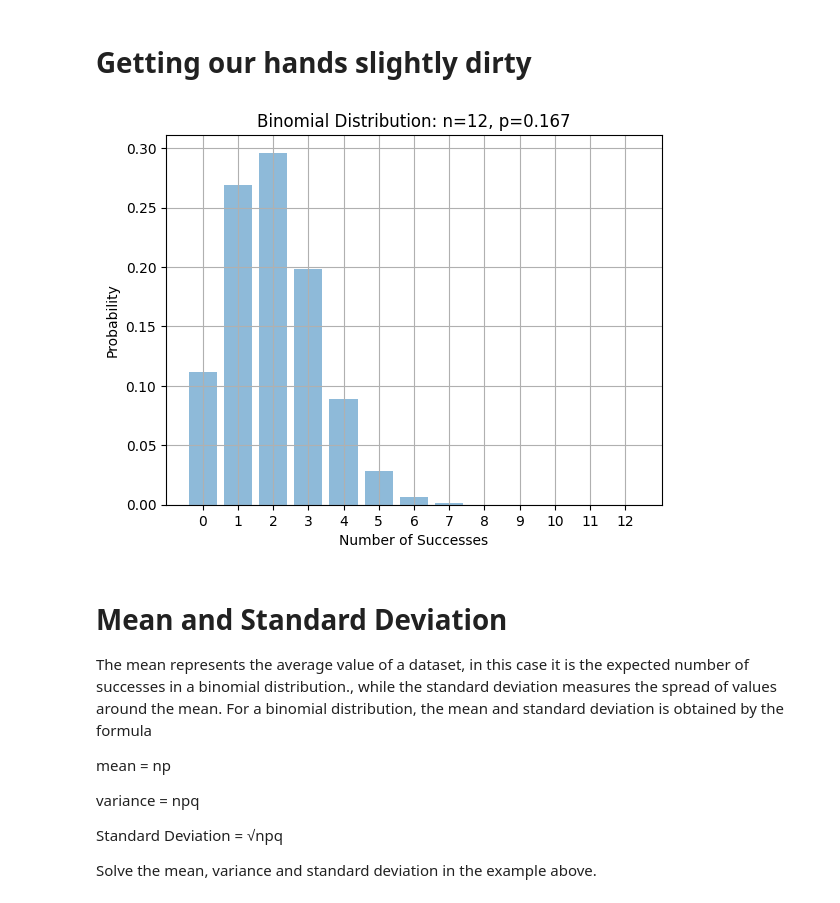
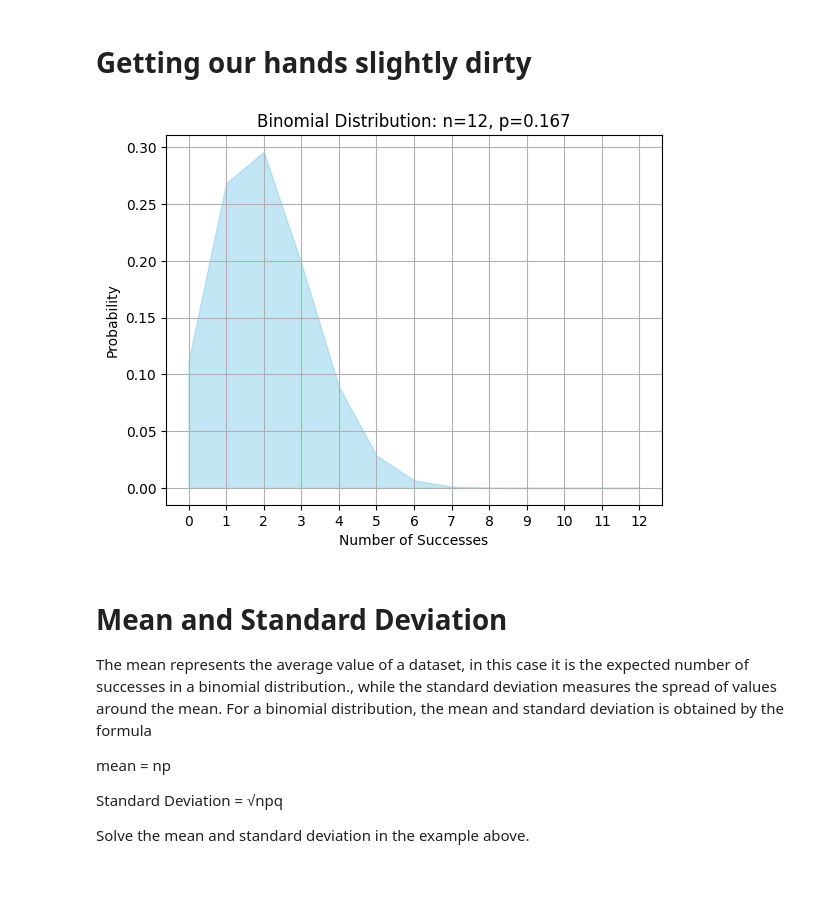
Before and after one commit to kayc0des/machine-learning_playbook, a Jupyter notebook: binomial_distribution.ipynb, the cells around one changed output. Drawn from its saved outputs; the diff is of its cells as text; code cells hidden in the pictures.

```diff
--- a/binomial_distribution.ipynb
+++ b/binomial_distribution.ipynb
@@ -37,21 +37,21 @@ import matplotlib.pyplot as plt
 # %%
 n = 12 # number of trials
 p = 0.167 #probability of getting a 4
 
 x_values = np.arange(0, n+1)
 
 probabilities = [np.math.comb(n, k) * (p**k) * ((1-p)**(n-k)) for k in x_values]
 
 # Plot the probability distribution graph
-plt.bar(x_values, probabilities, align='center', alpha=0.5)
+plt.fill_between(x_values, probabilities, color='skyblue', alpha=0.5)
 plt.xlabel('Number of Successes')
 plt.ylabel('Probability')
 plt.title('Binomial Distribution: n={}, p={}'.format(n, p))
 plt.xticks(x_values)
 plt.grid(True)
 plt.show()
 # %% [output]
-[figure, old version]
+[figure, new version]
 # %% [markdown]
 # Mean and Standard Deviation
 
@@ -59,9 +59,7 @@ The mean represents the average value of a dataset, in this case it is the  expe
 
 mean = np
 
-variance = npq
-
 Standard Deviation = √npq
 
 
-Solve the mean, variance and standard deviation in the example above.
+Solve the mean and standard deviation in the example above.
```
Also changed, not shown: parts of 1 cell of this notebook.
